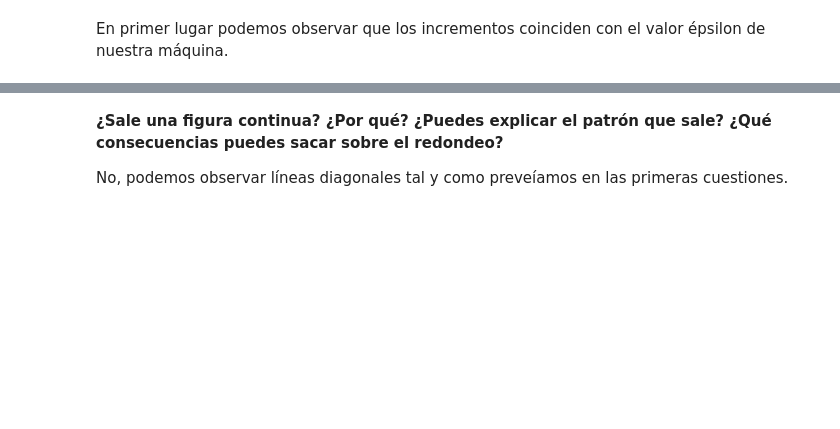
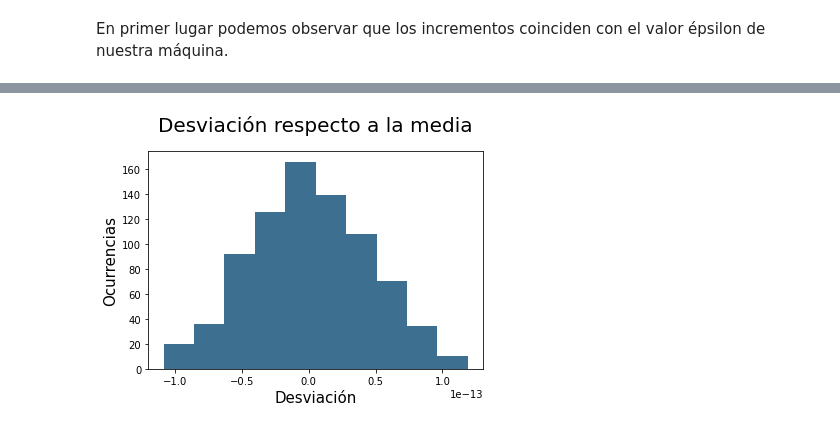
Before and after one commit to OscarGB/MUCD-CN, a Jupyter notebook: Practica 1/Untitled.ipynb, the cells around one changed output, grey strips where cells are left out. Cells and saved outputs as stored; diff of their text form; code cells hidden in the pictures; blank space fills up the shorter version.

```diff
--- a/Practica 1/Untitled.ipynb
+++ b/Practica 1/Untitled.ipynb
@@ -43,5 +77,8 @@ plt.ylim(8.7523765807784,8.7523765807786)
-# %% [markdown]
-**¿Sale una figura continua? ¿Por qué? ¿Puedes explicar el patrón que sale? ¿Qué
-consecuencias puedes sacar sobre el redondeo?**
-
-No, podemos observar líneas diagonales tal y como preveíamos en las primeras cuestiones.
+# %%
+fun_values = np.array(fun_values)
+plt.hist(fun_values-fun_values.mean(), color='#3d6f91')
+plt.title("Desviación respecto a la media", fontsize=20, pad=20)
+plt.xlabel('Desviación', fontsize=15)
+_ = plt.ylabel('Ocurrencias', fontsize=15)
+# %% [output]
+[figure, added]
```
Also changed, not shown: parts of 24 cells of this notebook, 1 other file.
